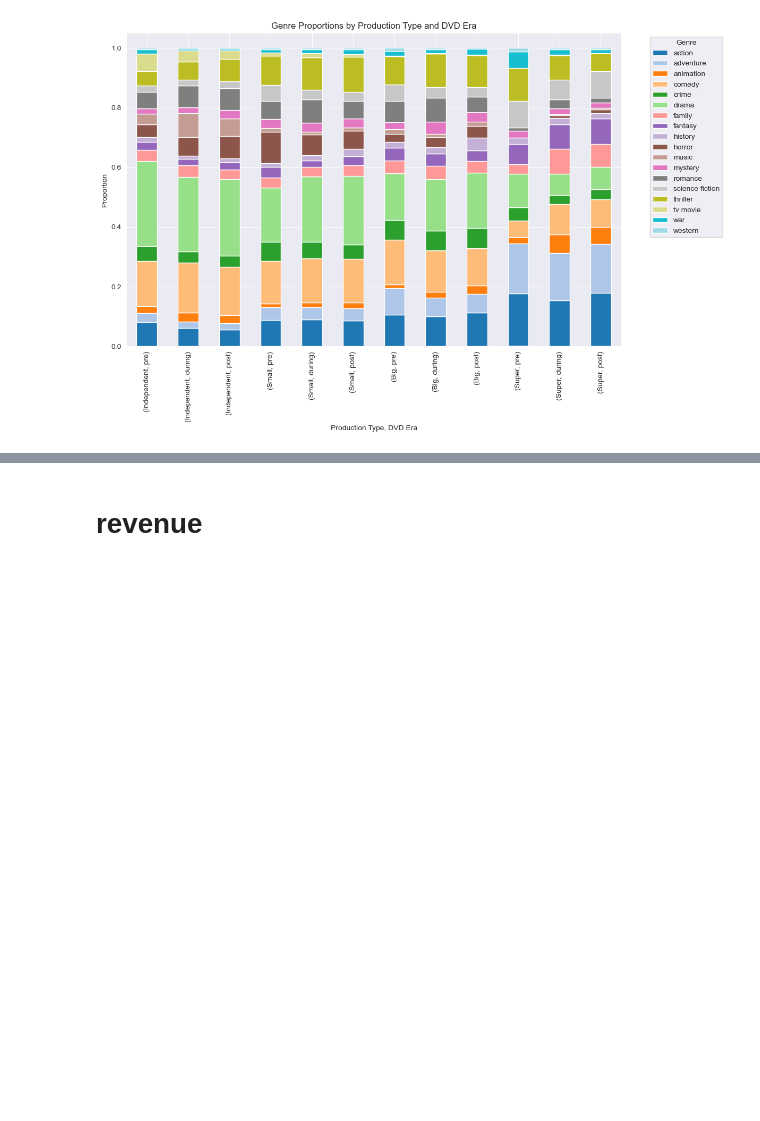
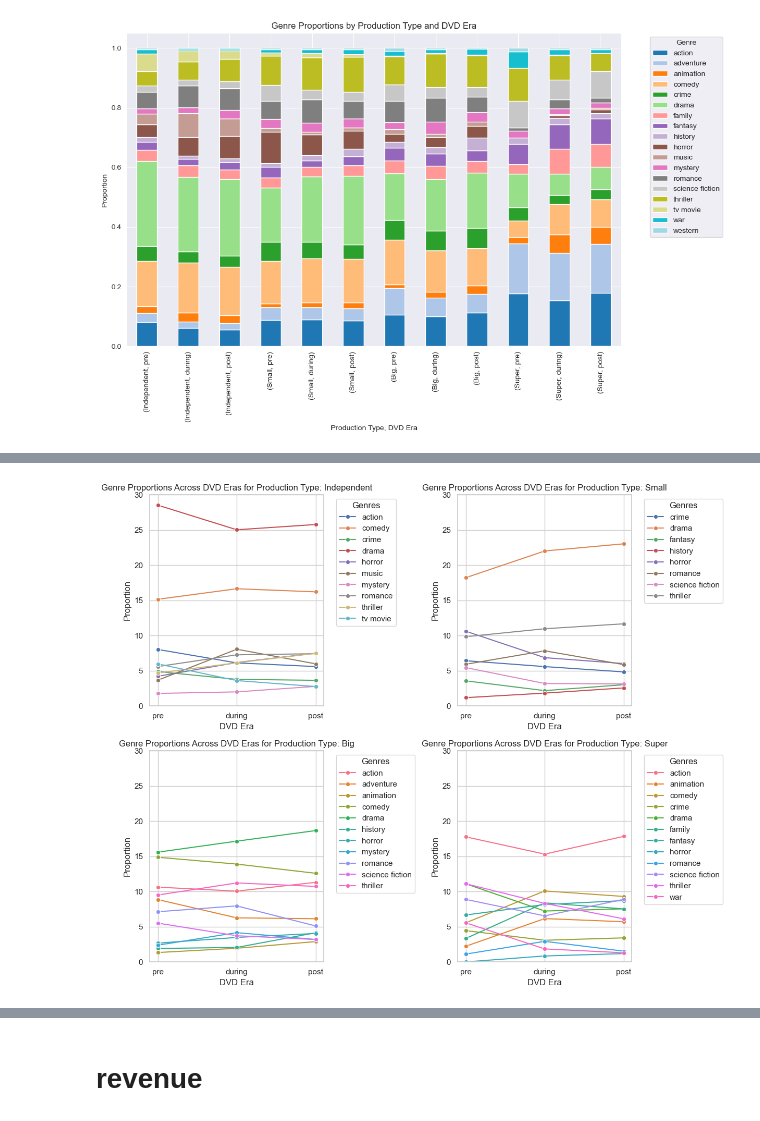
Before and after one commit to epfl-ada/ada-2024-project-databand, a Jupyter notebook: stats.ipynb, the cells around one changed output, grey strips where cells are left out. Drawn from its saved outputs; the diff is of its cells as text; code cells hidden in the pictures; blank space fills up the shorter version.

```diff
--- a/stats.ipynb
+++ b/stats.ipynb
@@ -348,0 +453,47 @@ plt.show()
+# %%
+genre_props_diff = genre_proportions.pivot_table(
+    index=['prod_type', 'genres'],
+    columns='dvd_era',
+    values='proportion'
+).reset_index()
+genre_props_diff.fillna(0, inplace=True)
+genre_props_diff['min'] = genre_props_diff[['during', 'post', 'pre']].min(axis=1)
+genre_props_diff['max'] = genre_props_diff[['during', 'post', 'pre']].max(axis=1)
+genre_props_diff['largest_diff'] = (genre_props_diff['max'] - genre_props_diff['min']) * 100
+genre_props_diff = genre_props_diff[genre_props_diff['largest_diff'] > 1]
+# %%
+genre_props_diff.rename(columns={'pre': 'dvd_1', 'during':'dvd_2', 'post':'dvd_3'}, inplace=True)
+# %%
+test = pd.wide_to_long(df=genre_props_diff, stubnames="dvd_", i=['prod_type', 'genres'], j="dvd_era").reset_index()
+test['dvd_era'] = test['dvd_era'].apply(
+    lambda x: 'pre' if x == 1 else ( 'during' if x == 2 else 'post'))
+test.rename(columns={'dvd_': 'proportion'}, inplace=True)
+test['dvd_era'] = pd.Categorical(test['dvd_era'], categories=['pre', 'during', 'post'], ordered=True)
+test['prod_type'] = pd.Categorical(test['prod_type'], categories=['Independent', 'Small', 'Big', 'Super'], ordered=True)
+# %%
+# Step 1: Plot the evolution of genre proportions across DVD eras for each prod_type
+sns.set(style="whitegrid")
+f, axs = plt.subplots(2, 2, figsize=(12, 10))
+# Loop through each production type
+
+for i, prod_type in enumerate(test['prod_type'].cat.categories):
+    # Filter data for the current production type
+    subset = test[test['prod_type'] == prod_type]
+    subset.loc[:,'proportion'] = subset['proportion'].apply(lambda x : x*100)
+    # Plot the evolution of proportions for genres across DVD eras
+    ax = axs.flatten()[i]
+    sns.lineplot(data=subset, x='dvd_era', y='proportion', hue='genres', marker='o', ax=ax)
+    ax.set_title(f"Genre Proportions Across DVD Eras for Production Type: {prod_type}")
+    ax.set_xlabel('DVD Era')
+    ax.set_ylabel('Proportion')
+    ax.tick_params(axis='both', which='both', labelbottom=True)
+    ax.legend(title='Genres', bbox_to_anchor=(1.05, 1), loc='upper left')
+    plt.tight_layout()
+
+for ax in axs.flatten():
+    ax.set_ylim(0, 30)
+    ax.yaxis.set_visible(True)
+
+plt.show()
+# %% [output]
+[figure, added]
```
Also changed, not shown: parts of 27 cells of this notebook, 1 other file.
